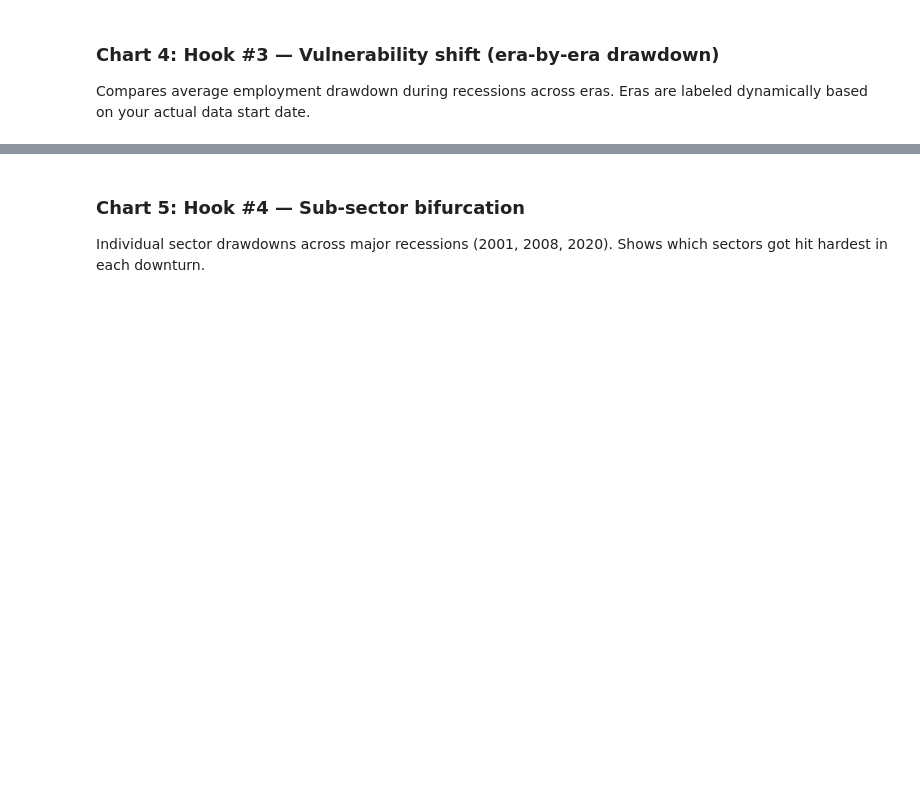
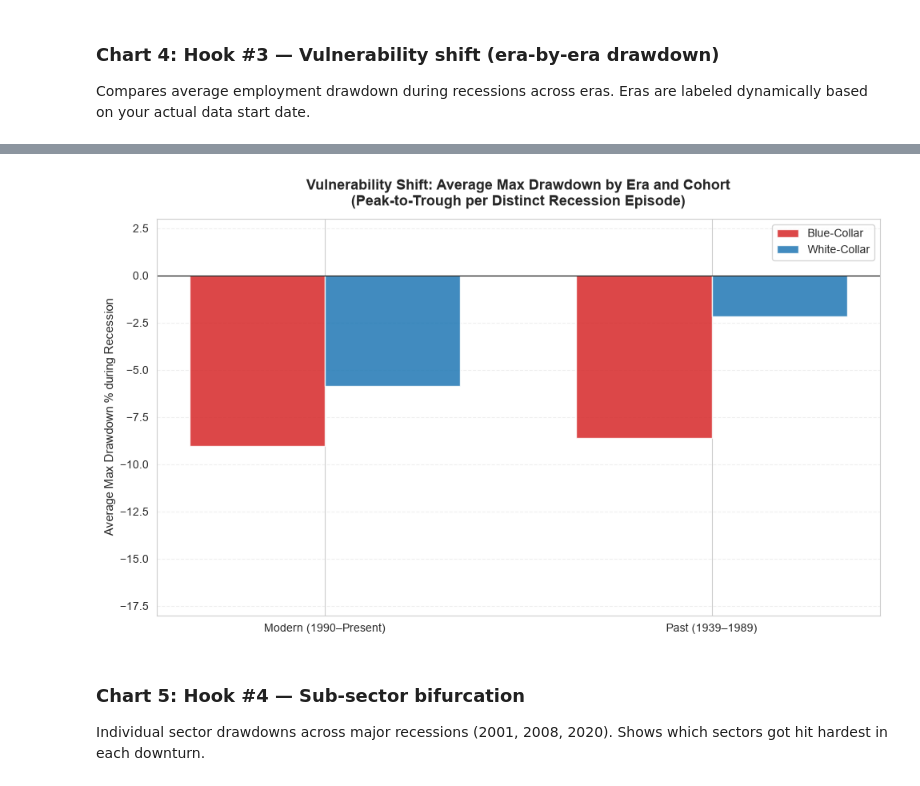
Before and after one commit to vanshronin/macroeconomic-labor-dynamics, a Jupyter notebook: notebooks/02_eda_visualizations.ipynb, the cells around one changed output, grey strips where cells are left out. Drawn from its saved outputs; the diff is of its cells as text; code cells hidden in the pictures; blank space fills up the shorter version.

```diff
--- a/notebooks/02_eda_visualizations.ipynb
+++ b/notebooks/02_eda_visualizations.ipynb
@@ -185,0 +164,94 @@ Era 2 (1982-12-31 to 2026-10-31): Blue=2.3%, White=86.8%
+# %%
+
+
+# Find distinct recession episodes (contiguous blocks of indicator == 1)
+recession_episodes = []
+in_recession = False
+episode_start = None
+
+for date, row in df.iterrows():
+    if row["recession_indicator"] == 1 and not in_recession:
+        # Recession starts
+        in_recession = True
+        episode_start = date
+    elif row["recession_indicator"] == 0 and in_recession:
+        # Recession ends
+        in_recession = False
+        recession_episodes.append((episode_start, date - pd.Timedelta(days=1)))
+
+# If data ends while still in recession, close it at last date
+if in_recession:
+    recession_episodes.append((episode_start, df.index[-1]))
+
+print(f"Total distinct recession episodes found: {len(recession_episodes)}")
+
+# Calculate max drawdown per episode
+era_drawdowns = []
+
+for rec_start, rec_end in recession_episodes:
+    era = "Past (1939–1989)" if rec_start.year <= 1989 else "Modern (1990–Present)"
+
+    # Base = last observation before recession starts
+    base_idx = df.index[df.index <= rec_start][-1]
+    base_blue = df.loc[base_idx, "blue_collar_jobs"]
+    base_white = df.loc[base_idx, "white_collar_jobs"]
+
+    # Recession window
+    rec_window = df.loc[rec_start:rec_end]
+
+    if len(rec_window) == 0:
+        continue
+
+    trough_blue = rec_window["blue_collar_jobs"].min()
+    trough_white = rec_window["white_collar_jobs"].min()
+
+    drawdown_blue = (trough_blue / base_blue - 1) * 100
+    drawdown_white = (trough_white / base_white - 1) * 100
+
+    era_drawdowns.append({
+        "Era": era,
+        "Recession Start": rec_start.date(),
+        "Blue-Collar Max Drawdown %": round(drawdown_blue, 1),
+        "White-Collar Max Drawdown %": round(drawdown_white, 1),
+    })
+
+if not era_drawdowns:
+    print("⚠️ No recession episodes found — check recession_indicator column")
+else:
+    drawdown_df = pd.DataFrame(era_drawdowns)
+
+    # Aggregate by era
+    era_summary = drawdown_df.groupby("Era").agg({
+        "Blue-Collar Max Drawdown %": "mean",
+        "White-Collar Max Drawdown %": "mean",
+        "Recession Start": "count",
+    }).rename(columns={"Recession Start": "N Recession Episodes"}).reset_index()
+
+    print(era_summary.to_markdown(index=False))
+    print()
+
+    # Plot
+    fig, ax = plt.subplots(figsize=(10, 6))
+
+    x = np.arange(len(era_summary))
+    width = 0.35
+
+    blue_drawdowns = era_summary["Blue-Collar Max Drawdown %"].values
+    white_drawdowns = era_summary["White-Collar Max Drawdown %"].values
+
+    ax.bar(x - width/2, blue_drawdowns, width, label="Blue-Collar", color="#d62728", alpha=0.85)
+    ax.bar(x + width/2, white_drawdowns, width, label="White-Collar", color="#1f77b4", alpha=0.85)
+
+    ax.axhline(0, color="black", linewidth=0.8)
+    ax.set_xticks(x)
+    ax.set_xticklabels(era_summary["Era"], rotation=0)
+    ax.set_ylabel("Average Max Drawdown % during Recession", fontsize=11)
+    ax.set_title("Vulnerability Shift: Average Max Drawdown by Era and Cohort\n(Peak-to-Trough per Distinct Recession Episode)",
+                 fontsize=13, fontweight="bold", pad=12)
+    ax.legend()
+    ax.grid(True, alpha=0.3, axis="y", linestyle="--")
+    ax.set_ylim(-18, 3)
+
+    plt.tight_layout()
+    plt.show()
+# %% [output]
@@ -186,3 +263,4 @@ Era 2 (1982-12-31 to 2026-10-31): Blue=2.3%, White=86.8%
+[figure, added]
 # %% [markdown]
 ### Chart 5: Hook #4 — Sub-sector bifurcation
 
```
Also changed, not shown: parts of 7 cells of this notebook, 2 other files.
